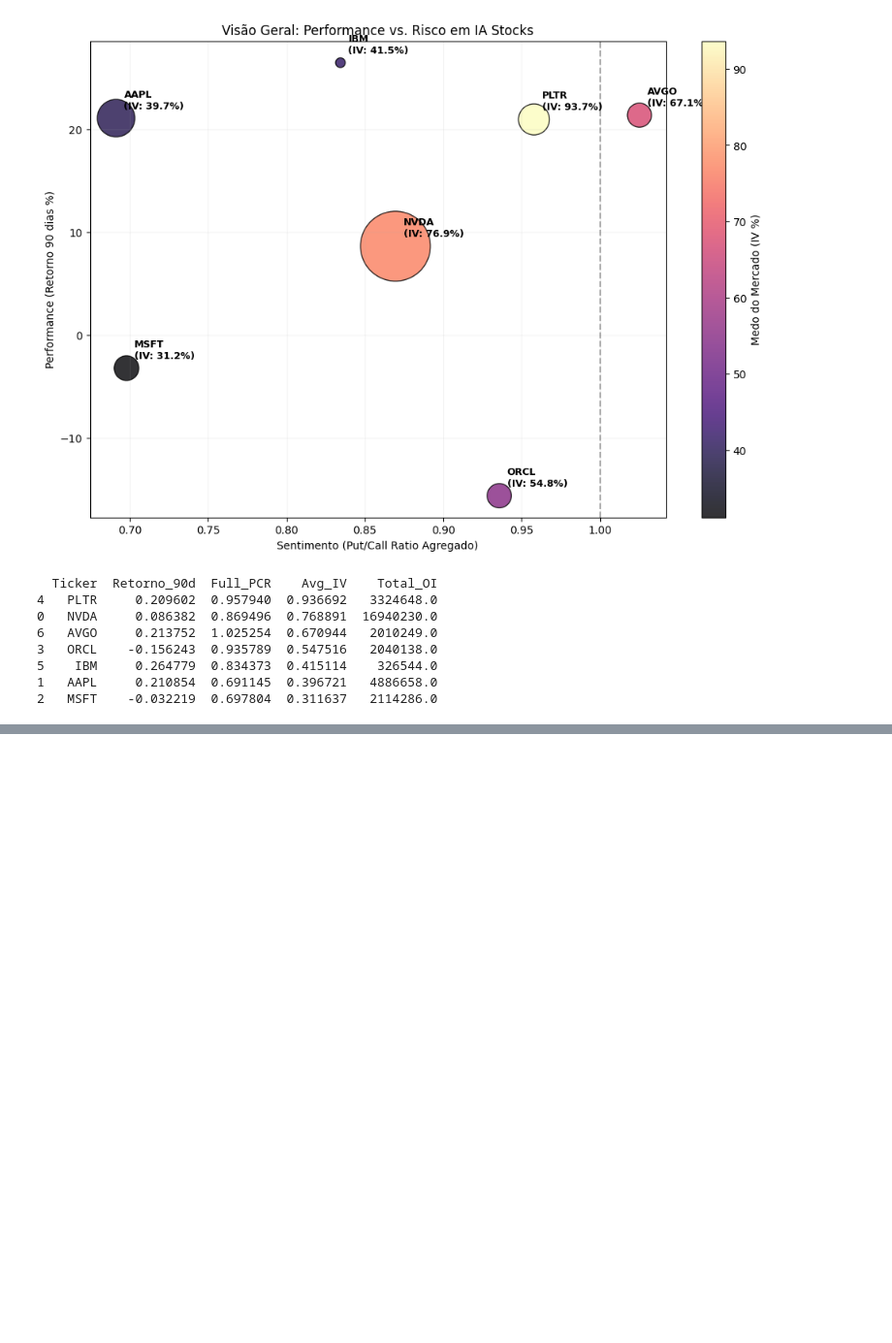
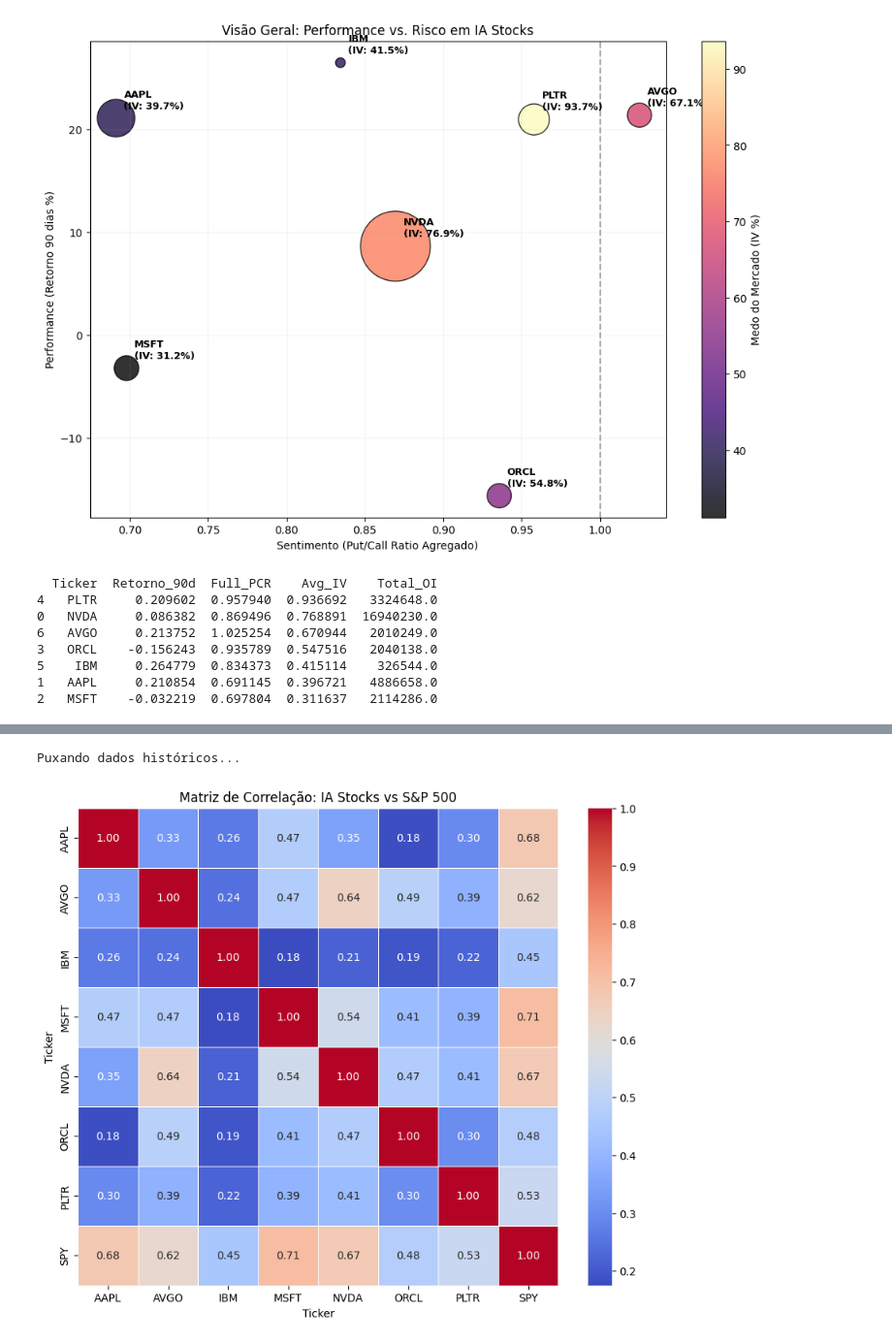
Before and after one commit to GuilhermeMP-prog/Dev.ensinaG4, a Jupyter notebook: main.ipynb, the cells around one changed output, grey strips where cells are left out. Shown at 97% size. Saved outputs shown, nothing was run; the diff lists cells and outputs as text; code cells hidden in the pictures; blank space fills up the shorter version.

```diff
--- a/main.ipynb
+++ b/main.ipynb
@@ -1561,0 +1560,29 @@ Rejeitamos a hipótese nula, há uma relação significativa
+# %%
+import yfinance as yf
+import pandas as pd
+import numpy as np
+import matplotlib.pyplot as plt
+import seaborn as sns
+
+# --- Setup e Ingestão ---
+# Usamos o SPY como benchmark do mercado e a lista de IA que você definiu.
+tickers_ia = ["NVDA", "AAPL", "MSFT", "ORCL", "PLTR", "IBM", "AVGO"]
+benchmark = "SPY"
+todos_ativos = tickers_ia + [benchmark]
+
+print("Puxando dados históricos...")
+df = yf.download(todos_ativos, period="2y", auto_adjust=True, progress=False)['Close']
+
+# 1. Cálculo de Retornos Diários (essencial para evitar correlação espúria de preços).
+returns = df.pct_change().dropna()
+
+# --- BLOCo A: Matriz de Correlação ---
+# Gera o Heatmap para ver quem anda com quem no setor.
+plt.figure(figsize=(10, 8))
+corr_matrix = returns.corr()
+sns.heatmap(corr_matrix, annot=True, cmap='coolwarm', fmt=".2f", linewidths=0.5)
+plt.title("Matriz de Correlação: IA Stocks vs S&P 500")
+plt.show()
+# %% [output]
+Puxando dados históricos...
+[figure, added]
```
Also changed, not shown: parts of 17 cells of this notebook.
